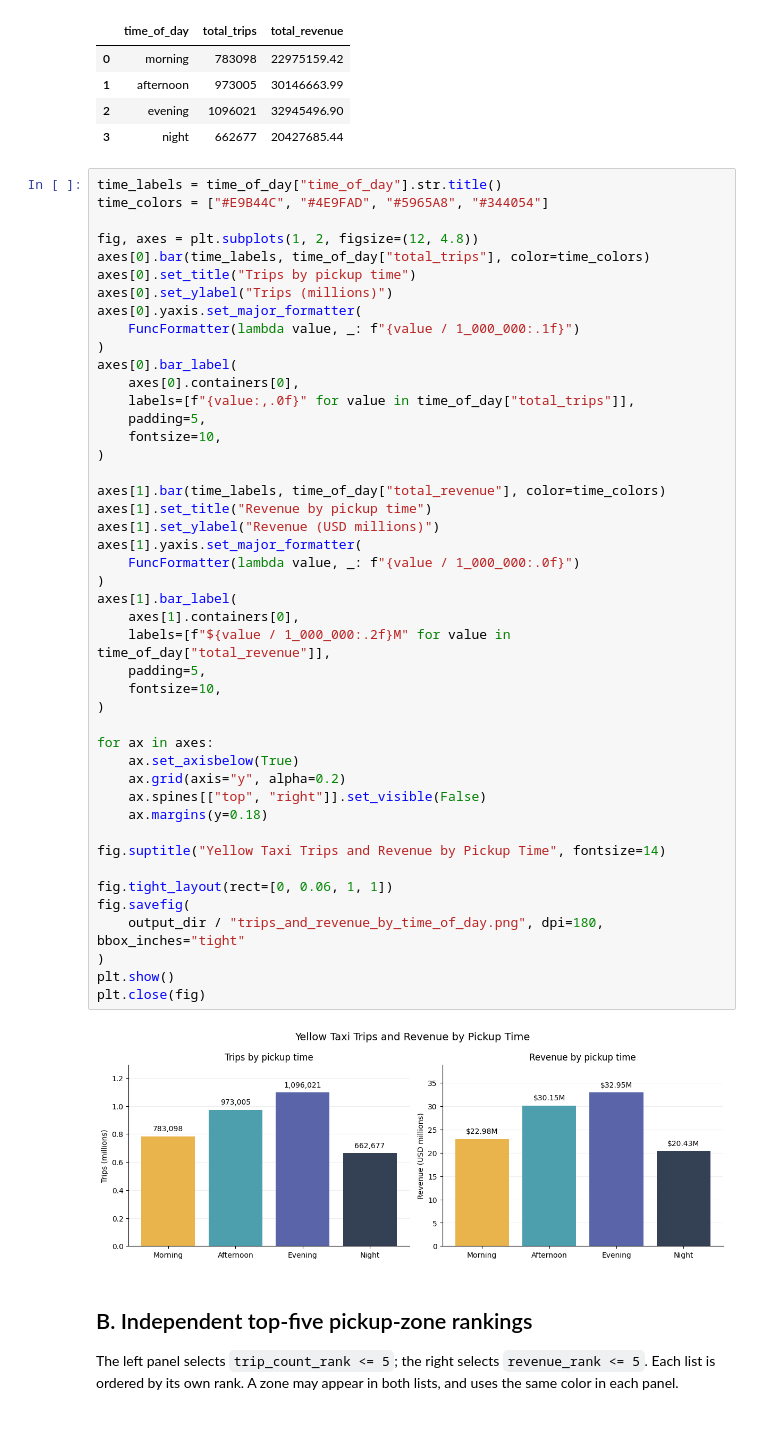
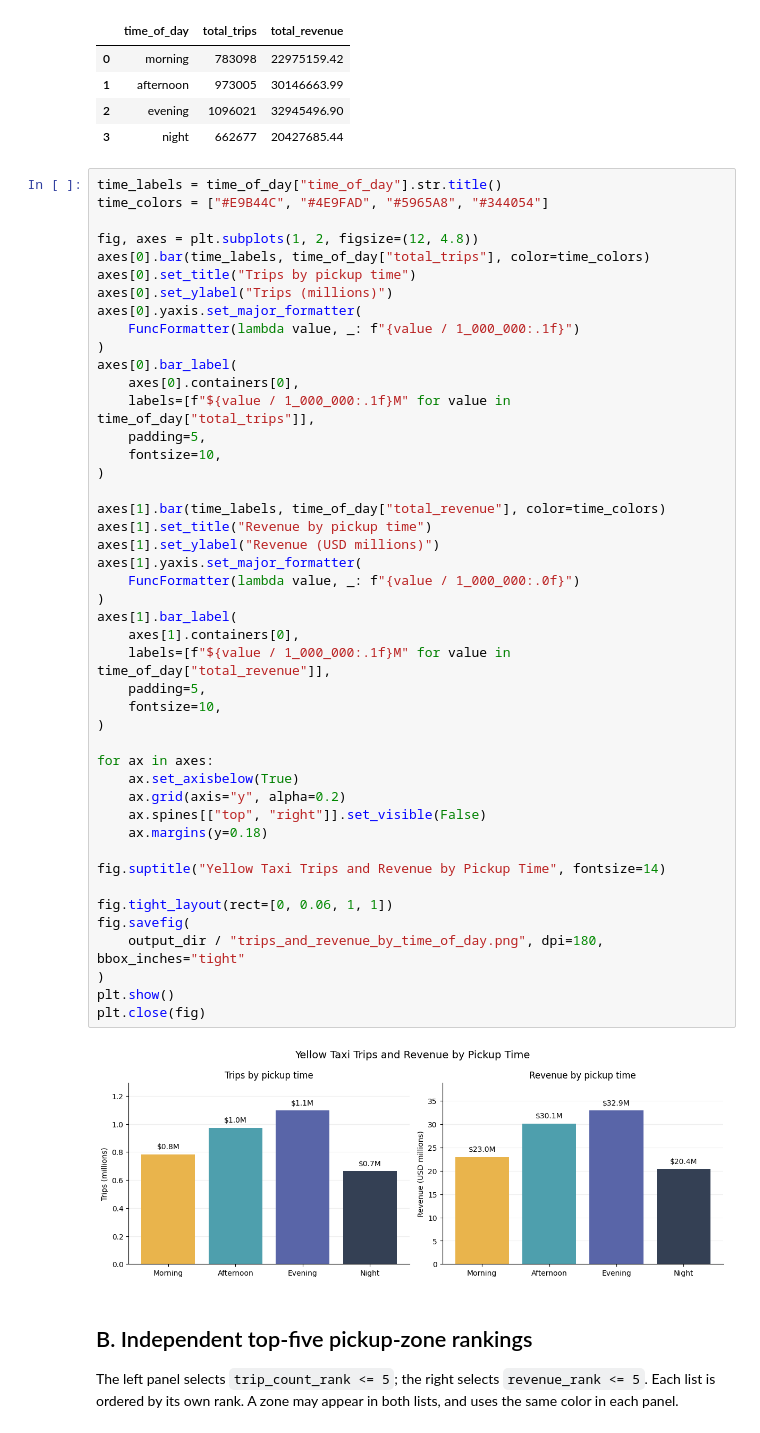
Before and after one commit to Homeyra-mhm/duckdb-dbt-challenge, a Jupyter notebook: notebooks/results_analysis.ipynb, the cells around one changed output. Cells and saved outputs as stored; diff of their text form.

```diff
--- a/notebooks/results_analysis.ipynb
+++ b/notebooks/results_analysis.ipynb
@@ -63,40 +63,40 @@ axes[0].yaxis.set_major_formatter(
 )
 axes[0].bar_label(
     axes[0].containers[0],
-    labels=[f"{value:,.0f}" for value in time_of_day["total_trips"]],
+    labels=[f"${value / 1_000_000:.1f}M" for value in time_of_day["total_trips"]],
     padding=5,
     fontsize=10,
 )
 
 axes[1].bar(time_labels, time_of_day["total_revenue"], color=time_colors)
 axes[1].set_title("Revenue by pickup time")
 axes[1].set_ylabel("Revenue (USD millions)")
 axes[1].yaxis.set_major_formatter(
     FuncFormatter(lambda value, _: f"{value / 1_000_000:.0f}")
 )
 axes[1].bar_label(
     axes[1].containers[0],
-    labels=[f"${value / 1_000_000:.2f}M" for value in time_of_day["total_revenue"]],
+    labels=[f"${value / 1_000_000:.1f}M" for value in time_of_day["total_revenue"]],
     padding=5,
     fontsize=10,
 )
 
 for ax in axes:
     ax.set_axisbelow(True)
     ax.grid(axis="y", alpha=0.2)
     ax.spines[["top", "right"]].set_visible(False)
     ax.margins(y=0.18)
 
 fig.suptitle("Yellow Taxi Trips and Revenue by Pickup Time", fontsize=14)
 
 fig.tight_layout(rect=[0, 0.06, 1, 1])
 fig.savefig(
     output_dir / "trips_and_revenue_by_time_of_day.png", dpi=180, bbox_inches="tight"
 )
 plt.show()
 plt.close(fig)
 # %% [output]
-[figure, old version]
+[figure, new version]
 # %% [markdown]
 ## B. Independent top-five pickup-zone rankings
 
```
Also changed, not shown: parts of 2 cells of this notebook, 4 other files.
